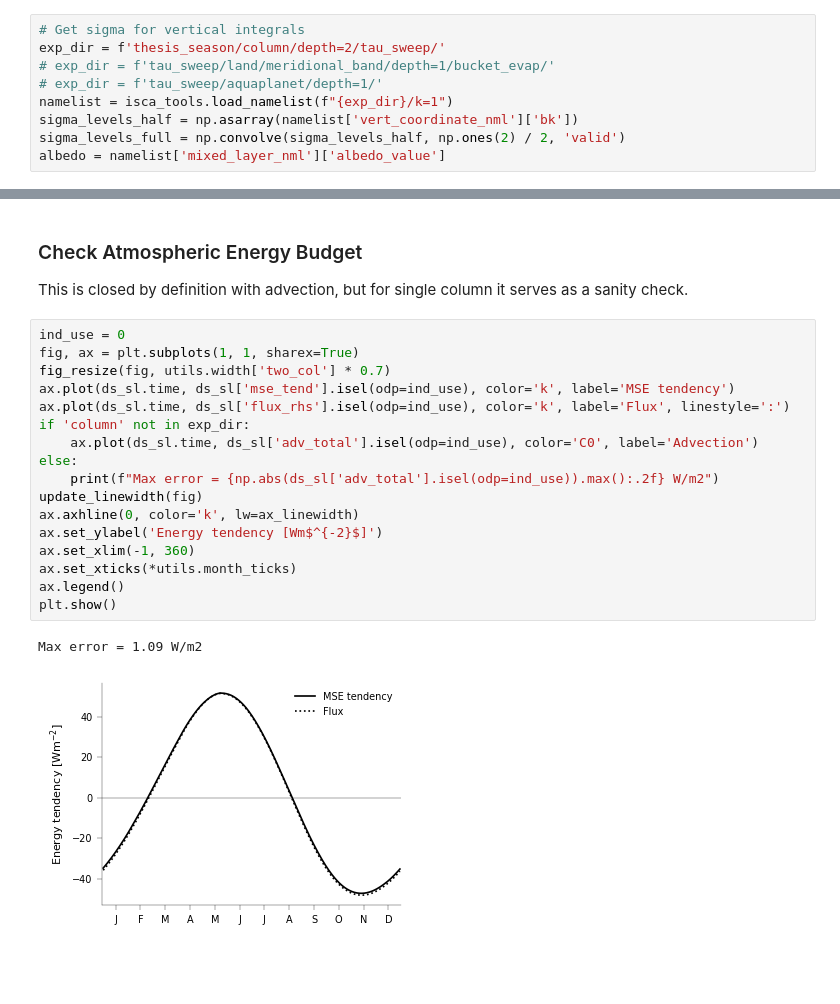
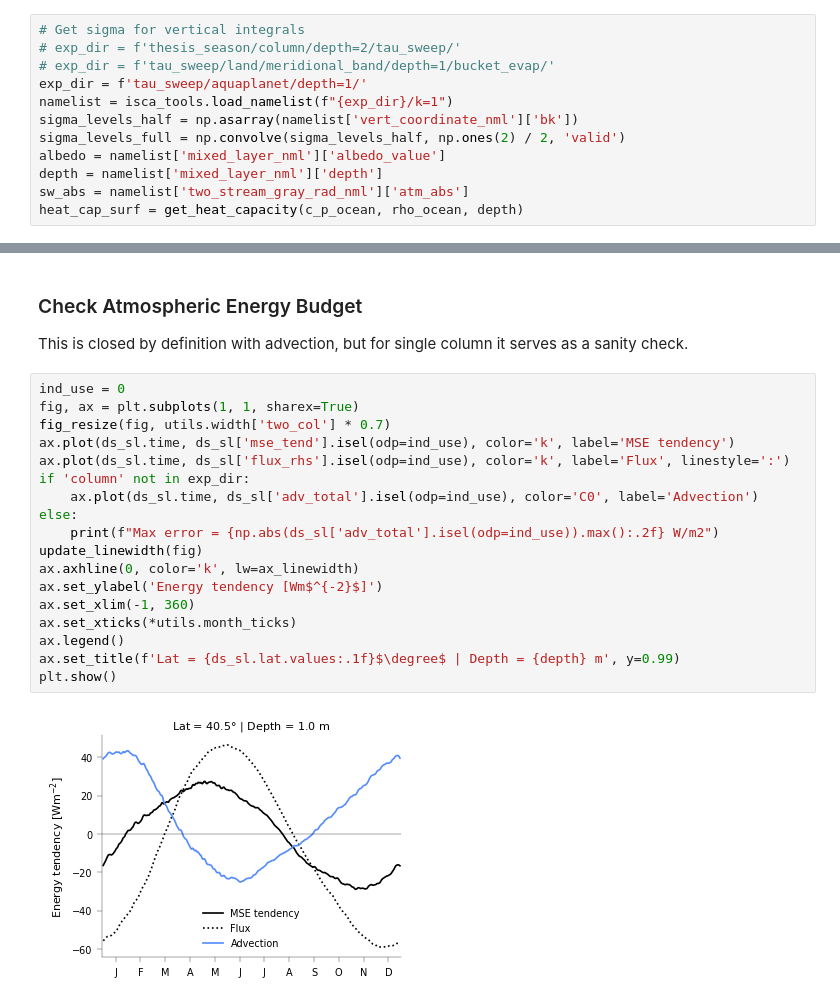
Before and after one commit to jduffield65/Isca, a Jupyter notebook: jobs/thesis_season/vary_odp.ipynb, the cells around one changed output, grey strips where cells are left out. Saved outputs shown, nothing was run; the diff lists cells and outputs as text; blank space fills up the shorter version.

```diff
--- a/jobs/thesis_season/vary_odp.ipynb
+++ b/jobs/thesis_season/vary_odp.ipynb
@@ -67,12 +61,15 @@ get_dmse_dt_xr = utils.wrap_with_apply_ufunc(get_dmse_dt,
 # %%
 # Get sigma for vertical integrals
-exp_dir = f'thesis_season/column/depth=2/tau_sweep/'
+# exp_dir = f'thesis_season/column/depth=2/tau_sweep/'
 # exp_dir = f'tau_sweep/land/meridional_band/depth=1/bucket_evap/'
-# exp_dir = f'tau_sweep/aquaplanet/depth=1/'
+exp_dir = f'tau_sweep/aquaplanet/depth=1/'
 namelist = isca_tools.load_namelist(f"{exp_dir}/k=1")
 sigma_levels_half = np.asarray(namelist['vert_coordinate_nml']['bk'])
 sigma_levels_full = np.convolve(sigma_levels_half, np.ones(2) / 2, 'valid')
 albedo = namelist['mixed_layer_nml']['albedo_value']
+depth = namelist['mixed_layer_nml']['depth']
+sw_abs = namelist['two_stream_gray_rad_nml']['atm_abs']
+heat_cap_surf = get_heat_capacity(c_p_ocean, rho_ocean, depth)
 # %%
 use_sphum_col = False       # If atmospheric heat capacity is crucial then maybe would expect interesting relation to column sphum - x axis in plot
 odp_vals = [0.6, 0.8, 1, 1.5, 2, 2.5, 3, 3.5]
@@ -236,20 +231,20 @@ This is closed by definition with advection, but for single column it serves as
 # %%
 ind_use = 0
 fig, ax = plt.subplots(1, 1, sharex=True)
 fig_resize(fig, utils.width['two_col'] * 0.7)
 ax.plot(ds_sl.time, ds_sl['mse_tend'].isel(odp=ind_use), color='k', label='MSE tendency')
 ax.plot(ds_sl.time, ds_sl['flux_rhs'].isel(odp=ind_use), color='k', label='Flux', linestyle=':')
 if 'column' not in exp_dir:
     ax.plot(ds_sl.time, ds_sl['adv_total'].isel(odp=ind_use), color='C0', label='Advection')
 else:
     print(f"Max error = {np.abs(ds_sl['adv_total'].isel(odp=ind_use)).max():.2f} W/m2")
 update_linewidth(fig)
 ax.axhline(0, color='k', lw=ax_linewidth)
 ax.set_ylabel('Energy tendency [Wm$^{-2}$]')
 ax.set_xlim(-1, 360)
 ax.set_xticks(*utils.month_ticks)
 ax.legend()
+ax.set_title(f'Lat = {ds_sl.lat.values:.1f}$\degree$ | Depth = {depth} m', y=0.99)
 plt.show()
 # %% [output]
-Max error = 1.09 W/m2
-[figure, old version]
+[figure, new version]
```
Also changed, not shown: parts of 10 cells of this notebook, 3 other files.
